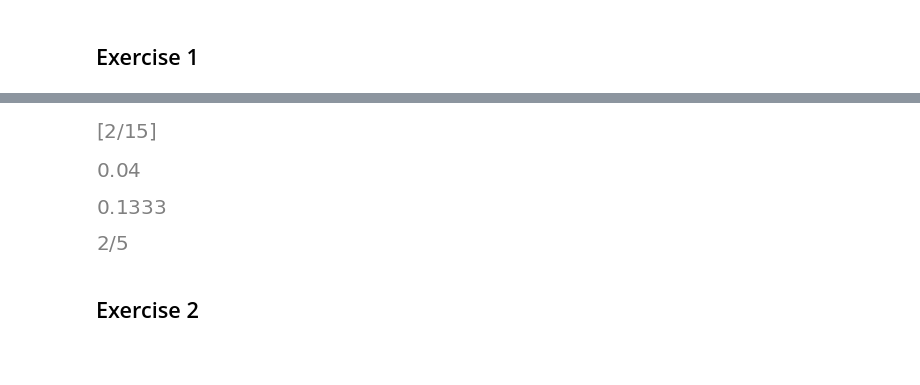
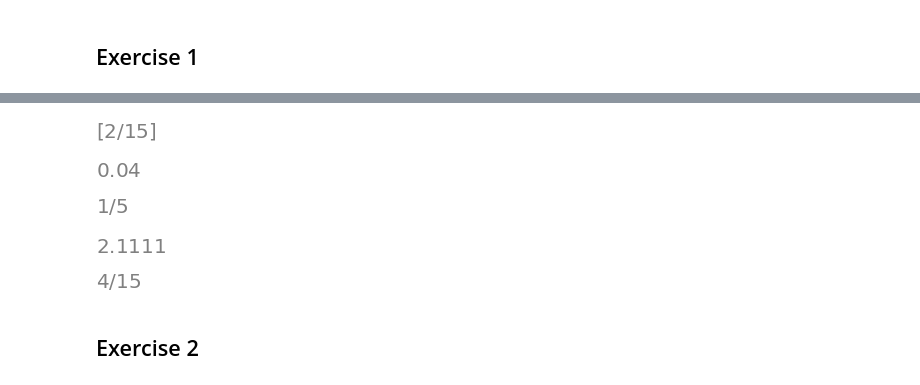
Before and after one commit to nickcernean/SMP_Exercises, a Jupyter notebook: Exam_Sessions/WiseflowExam4_10.ipynb, the cells around one changed output, grey strips where cells are left out. Saved outputs shown, nothing was run; the diff lists cells and outputs as text; code cells hidden in the pictures; blank space fills up the shorter version.

```diff
--- a/Exam_Sessions/WiseflowExam4_10.ipynb
+++ b/Exam_Sessions/WiseflowExam4_10.ipynb
@@ -66,39 +66,49 @@ display(Image(url='../images/Screenshot 2023-06-06 at 17.37.34.png', width=1200,
 # %%
 ## a
 x,y,c = sp.symbols('x,y,c')
 
 f_x_y = c
 
 s_1 = sp.integrate( sp.integrate(f_x_y, (y,x-1,x+1)), (x,1,4))
 s_2 = sp.integrate( sp.integrate(f_x_y, (y,0,x+1)), (x,0,1))
 
 ## sum all the surfaces and solve the ecuation
 
 display(sp.solve(s_1 + s_2 - 1,c))
 
 ## b
 ## it is joing prob so do the 2 integral
 f_x_y = R(2,15)
 result = sp.integrate(f_x_y, (y,0,0.5),(x,0,0.6))
 display(result)
 
-
+## ask teacher maybe
+## not sure about this
 ## c
 f_x_y = R(2,15)
-result = sp.integrate(f_x_y, (x,0,0.5),(y,x-1,x+1))
+result = sp.integrate(f_x_y, (y, 0, x+1),(x ,0, 1))
+display(result)
+
+## d
+f_x_y = R(2,15)
+ex = x * f_x_y
+p1  = sp.integrate(ex, (y, 0, x+1), (x,0,1))
+p2  = sp.integrate(ex, (y,x-1,x+1),(x,1,4))
+result = p1 + p2
 display(round(result,4))
 
-## not sure about these though
+
 ## e
 f_x_y = R(2,15)
-result = sp.integrate(f_x_y, (x,1,4))
+result = sp.integrate(f_x_y, (y,x-1,x+1))
 
 display(result)
 # %% [output]
 [figure]
 [figure]
-[figure, old version]
+[figure, new version]
-[figure, old version]
+[figure, new version]
+[figure, added]
 # %% [markdown]
 ## Exercise 2
 # %%
```
